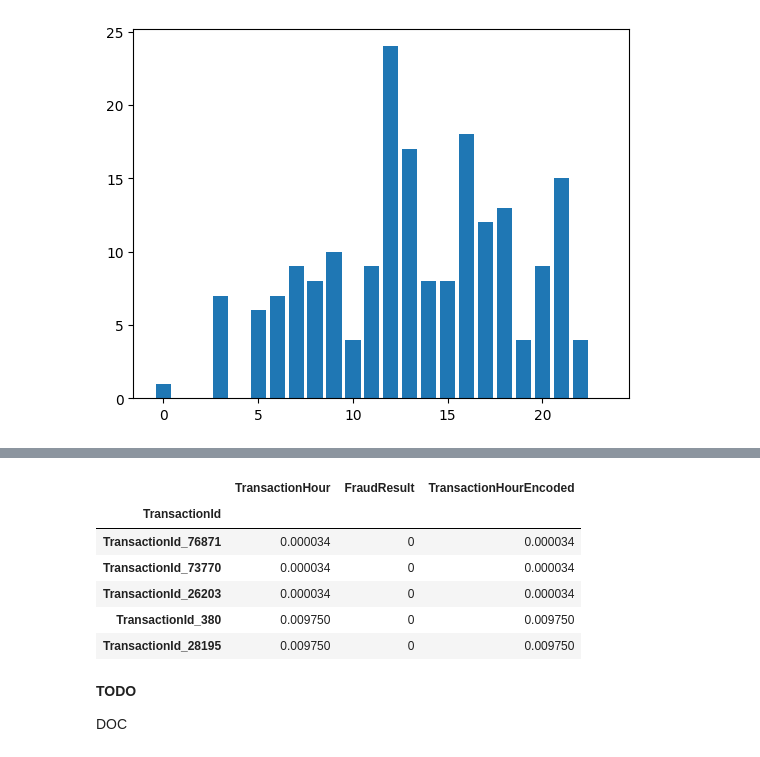
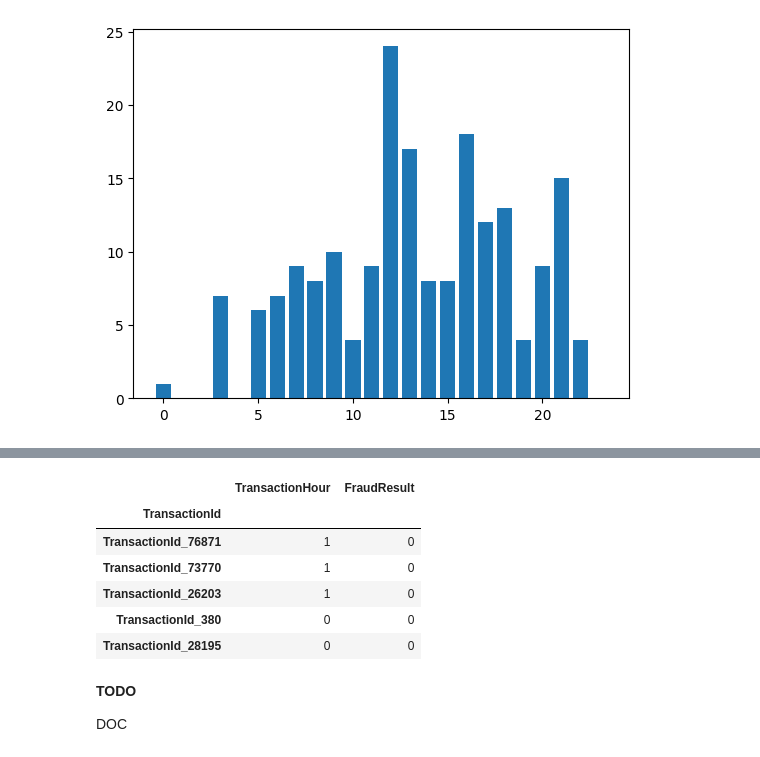
Before and after one commit to alex210501/AI5L-L1-FraudDetection, a Jupyter notebook: ml_project.ipynb, the cells around one changed output, grey strips where cells are left out. Drawn from its saved outputs; the diff is of its cells as text; code cells hidden in the pictures.

```diff
--- a/ml_project.ipynb
+++ b/ml_project.ipynb
@@ -434,0 +435,10 @@ sns.barplot(data=fraud_per_hour, x="TransactionHour", y="FraudResult", hue="Tran
+# %%
+cluster_hour = {}
+fraud_dict = fraud_per_hour.groupby(['TransactionHourCluster'])['TransactionHour'].apply(set).to_dict()
+
+for key, value in fraud_dict.items():
+    print(key)
+    for val in value:
+        cluster_hour[val] = key
+
+print(cluster_hour)
@@ -435,3 +452,10 @@ sns.barplot(data=fraud_per_hour, x="TransactionHour", y="FraudResult", hue="Tran
+# %%
+def apply_cluster_hour(destination):
+    global cluster_hour
+
+    destination = destination.replace({'TransactionHour': cluster_hour})
+
+    return destination
 # %%
 transaction_hour_encoder = {}
 
@@ -455,17 +479,17 @@ def apply_encoded_hour(destination):
 
     return destination
 # %%
-fraud_hour = encode_hour(fraud_hour)
-fraud_hour = apply_encoded_hour(fraud_hour)
+# fraud_hour = encode_hour(fraud_hour)
+fraud_hour = apply_cluster_hour(fraud_hour)
 fraud_hour.head()
 # %% [output]
-|  | TransactionHour | FraudResult | TransactionHourEncoded |
-| TransactionId |  |  |  |
-| TransactionId_76871 | 0.000034 | 0 | 0.000034 |
-| TransactionId_73770 | 0.000034 | 0 | 0.000034 |
-| TransactionId_26203 | 0.000034 | 0 | 0.000034 |
-| TransactionId_380 | 0.009750 | 0 | 0.009750 |
-| TransactionId_28195 | 0.009750 | 0 | 0.009750 |
+|  | TransactionHour | FraudResult |
+| TransactionId |  |  |
+| TransactionId_76871 | 1 | 0 |
+| TransactionId_73770 | 1 | 0 |
+| TransactionId_26203 | 1 | 0 |
+| TransactionId_380 | 0 | 0 |
+| TransactionId_28195 | 0 | 0 |
 # %% [markdown]
 **TODO**
 
```
Also changed, not shown: parts of 21 cells of this notebook, 1 other file.
